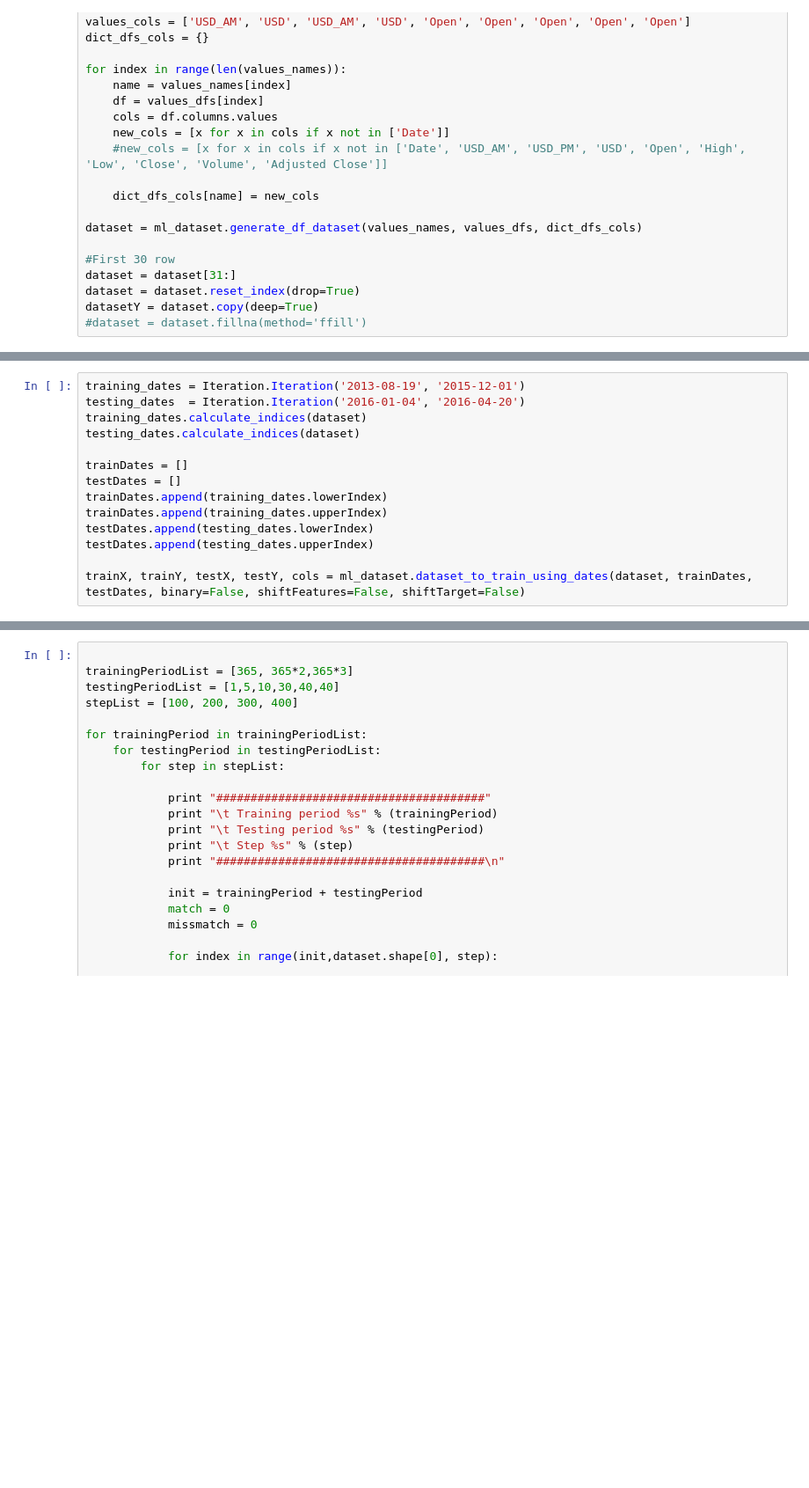
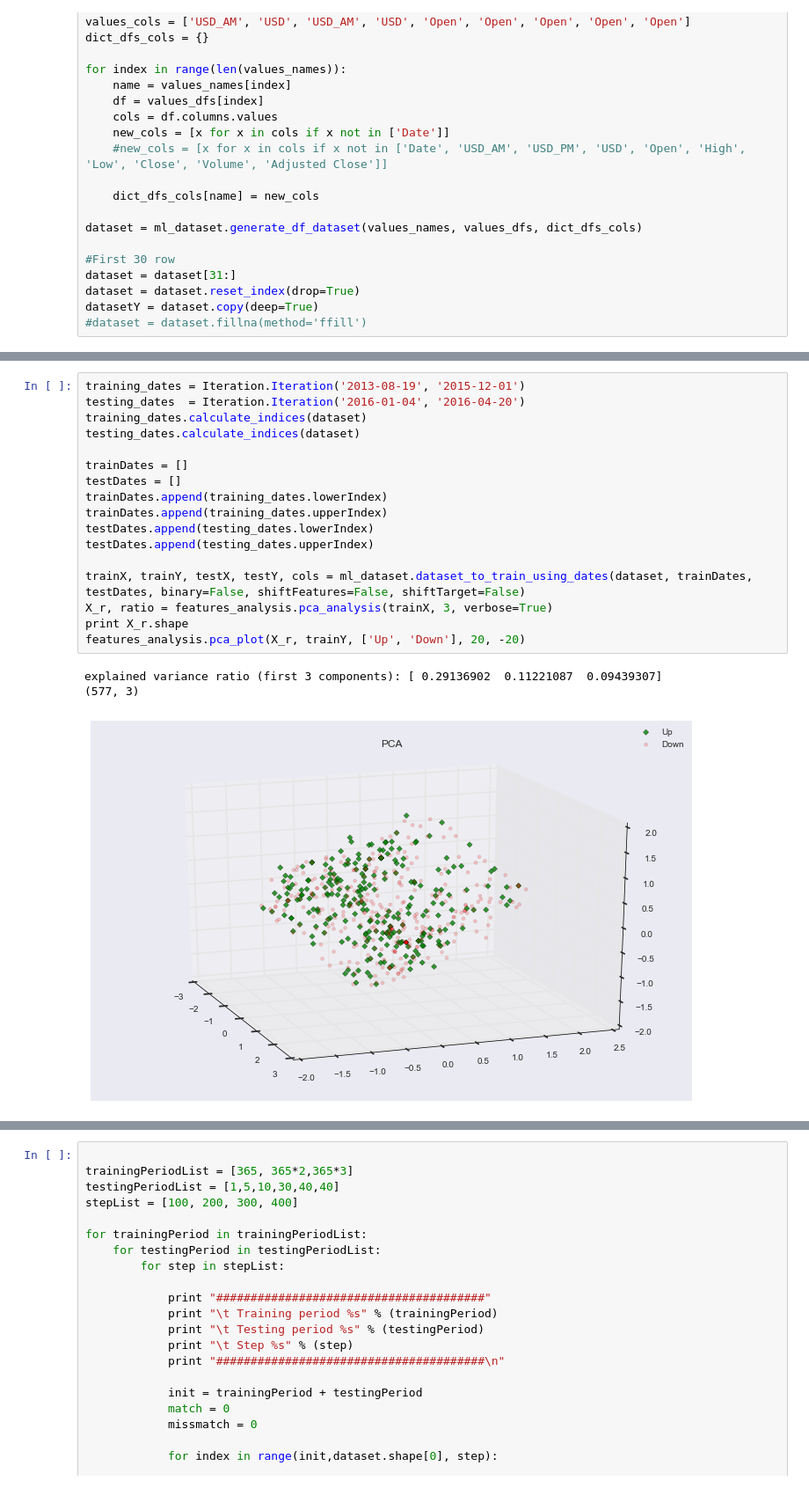
Before and after one commit to pablovicente/stock-index-prediction, a Jupyter notebook: Data_Analysis.ipynb, the cells around one changed output, grey strips where cells are left out. Shown: that part at 88% size. Drawn from its saved outputs; the diff is of its cells as text; blank space fills up the shorter version.

```diff
--- a/Data_Analysis.ipynb
+++ b/Data_Analysis.ipynb
@@ -74,14 +166,21 @@ datasetY = dataset.copy(deep=True)
 # %%
 training_dates = Iteration.Iteration('2013-08-19', '2015-12-01')
 testing_dates  = Iteration.Iteration('2016-01-04', '2016-04-20')
 training_dates.calculate_indices(dataset)
 testing_dates.calculate_indices(dataset)
 
 trainDates = []
 testDates = []
 trainDates.append(training_dates.lowerIndex)
 trainDates.append(training_dates.upperIndex)
 testDates.append(testing_dates.lowerIndex)
 testDates.append(testing_dates.upperIndex)
 
 trainX, trainY, testX, testY, cols = ml_dataset.dataset_to_train_using_dates(dataset, trainDates, testDates, binary=False, shiftFeatures=False, shiftTarget=False)
+X_r, ratio = features_analysis.pca_analysis(trainX, 3, verbose=True)
+print X_r.shape
+features_analysis.pca_plot(X_r, trainY, ['Up', 'Down'], 20, -20)
+# %% [output]
+explained variance ratio (first 3 components): [ 0.29136902  0.11221087  0.09439307]
+(577, 3)
+[figure, added]
```
Also changed, not shown: parts of 4 cells of this notebook, 8 other files.
